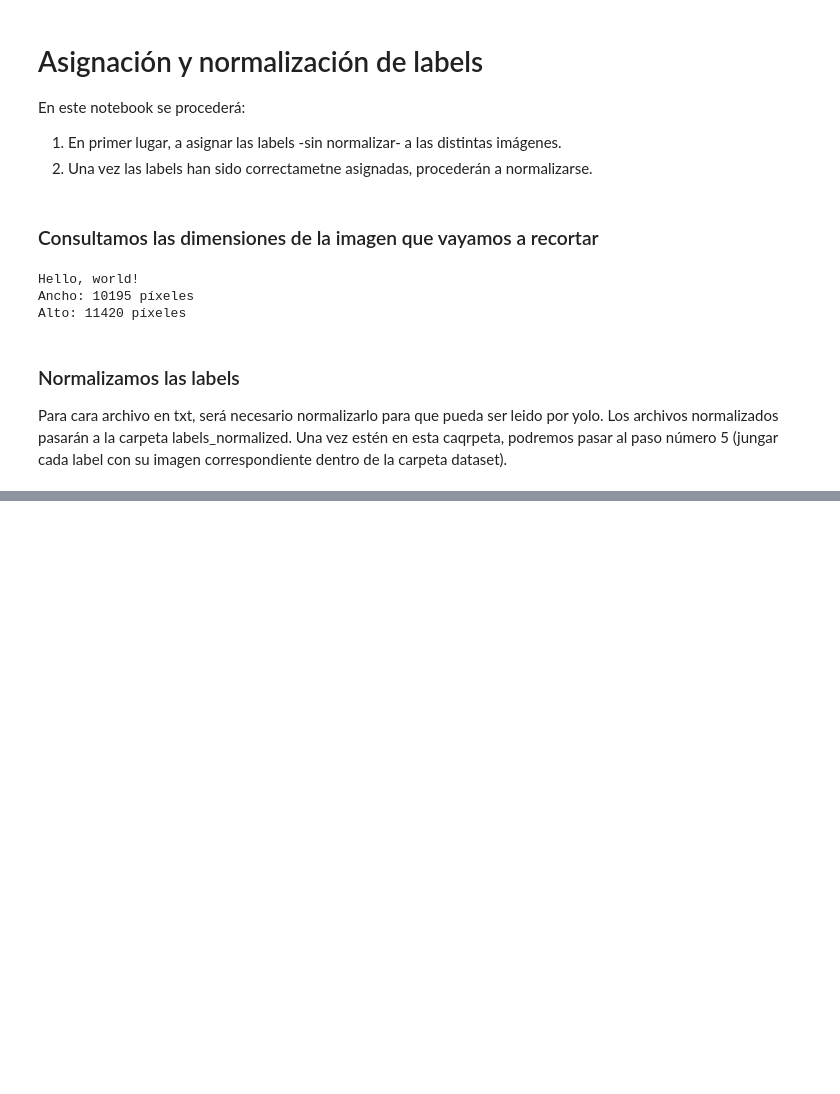
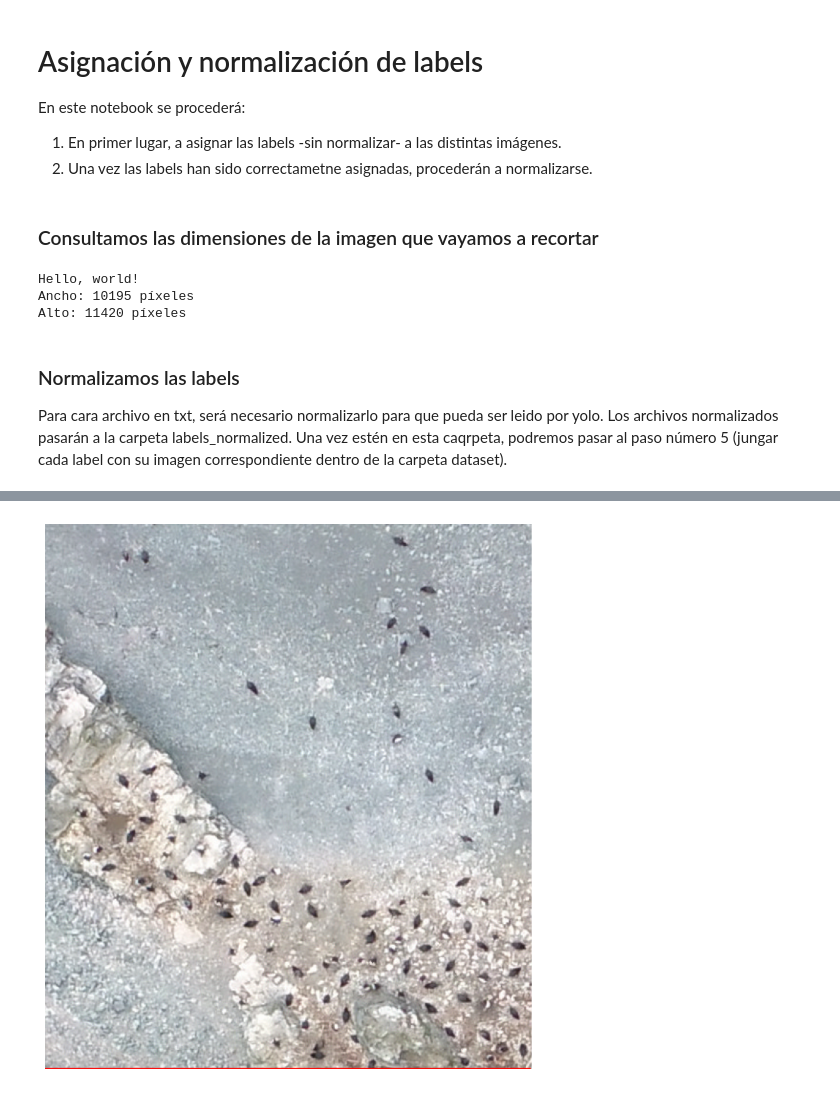
Before and after one commit to fjzamora93/CountingPenguins, a Jupyter notebook: 3_AsignarNormalizarLabelsTxt.ipynb, the cells around one changed output, grey strips where cells are left out. Drawn from its saved outputs; the diff is of its cells as text; code cells hidden in the pictures; blank space fills up the shorter version.

```diff
--- a/3_AsignarNormalizarLabelsTxt.ipynb
+++ b/3_AsignarNormalizarLabelsTxt.ipynb
@@ -56,0 +168,73 @@ for file in os.listdir(coords_sin_normalizar):
+# %%
+import os
+import pandas as pd
+import rasterio
+import numpy as np
+import matplotlib.pyplot as plt
+
+TILE = 13
+NUM = 379
+
+# Cargar las coordenadas desde el archivo de texto
+coords_file = os.path.join('coords', 'labels_sin_normalizar', f"tile_{TILE}_subrecorte_{NUM}.txt")
+coords = pd.read_csv(coords_file, header=None, sep=" ")
+
+# Abrir el archivo TIFF con rasterio
+tiff_file = os.path.join('cut_tiles', f"tile_{TILE}_subrecorte_{NUM}.tiff")
+with rasterio.open(tiff_file) as src:
+    image = src.read()  # Lee las bandas de la imagen (dimensiones: [bandas, altura, ancho])
+    transform = src.transform  # Obtiene la transformación de coordenadas (escala y desplazamiento)
+    height, width = image.shape[1], image.shape[2]  # Obtener las dimensiones de la imagen
+
+# Crear una copia de la imagen para modificarla
+image_with_squares = image.copy()
+
+# Ajuste de coordenadas (aquí asumimos que las coordenadas son [x_center, y_center, width, height])
+for _, row in coords.iterrows():
+    lat = row[1]  # Latitud (y_center)
+    lon = row[2]  # Longitud (x_center)
+    width_box = row[3]  # Ancho del cuadro
+    height_box = row[4]  # Alto del cuadro
+
+    # Convertir las coordenadas de latitud y longitud a píxeles en la imagen
+    # Esto se hace utilizando la matriz de transformación 'transform'
+    top_left_x, top_left_y = ~transform * (lon - width_box / 2, lat - height_box / 2)  # Esquina superior izquierda
+    bottom_right_x, bottom_right_y = ~transform * (lon + width_box / 2, lat + height_box / 2)  # Esquina inferior derecha
+
+    # Asegúrate de que las coordenadas estén dentro de los límites de la imagen
+    top_left_x, top_left_y = int(top_left_x), int(top_left_y)
+    bottom_right_x, bottom_right_y = int(bottom_right_x), int(bottom_right_y)
+
+    top_left_x = max(0, min(top_left_x, width - 1))
+    top_left_y = max(0, min(top_left_y, height - 1))
+    bottom_right_x = max(0, min(bottom_right_x, width - 1))
+    bottom_right_y = max(0, min(bottom_right_y, height - 1))
+
+    # Pintar los bordes de los cuadros en rojo (RGB)
+    for x in range(top_left_x, bottom_right_x):
+        image_with_squares[0, top_left_y, x] = 255  # Rojo (R)
+        image_with_squares[1, top_left_y, x] = 0    # Verde (G)
+        image_with_squares[2, top_left_y, x] = 0    # Azul (B)
+
+    for x in range(top_left_x, bottom_right_x):
+        image_with_squares[0, bottom_right_y - 1, x] = 255  # Rojo (R)
+        image_with_squares[1, bottom_right_y - 1, x] = 0    # Verde (G)
+        image_with_squares[2, bottom_right_y - 1, x] = 0    # Azul (B)
+
+    for y in range(top_left_y, bottom_right_y):
+        image_with_squares[0, y, top_left_x] = 255  # Rojo (R)
+        image_with_squares[1, y, top_left_x] = 0    # Verde (G)
+        image_with_squares[2, y, top_left_x] = 0    # Azul (B)
+
+    for y in range(top_left_y, bottom_right_y):
+        image_with_squares[0, y, bottom_right_x - 1] = 255  # Rojo (R)
+        image_with_squares[1, y, bottom_right_x - 1] = 0    # Verde (G)
+        image_with_squares[2, y, bottom_right_x - 1] = 0    # Azul (B)
+
+# Mostrar la imagen con los cuadrados dibujados
+plt.figure(figsize=(10, 10))
+plt.imshow(np.transpose(image_with_squares, (1, 2, 0)))  # Convertir el formato (bandas, alto, ancho) a (alto, ancho, bandas)
+plt.axis('off')  # Quitar los ejes
+plt.show()
+# %% [output]
+[figure, added]
```
Also changed, not shown: parts of 3 cells of this notebook, 8 other files.
